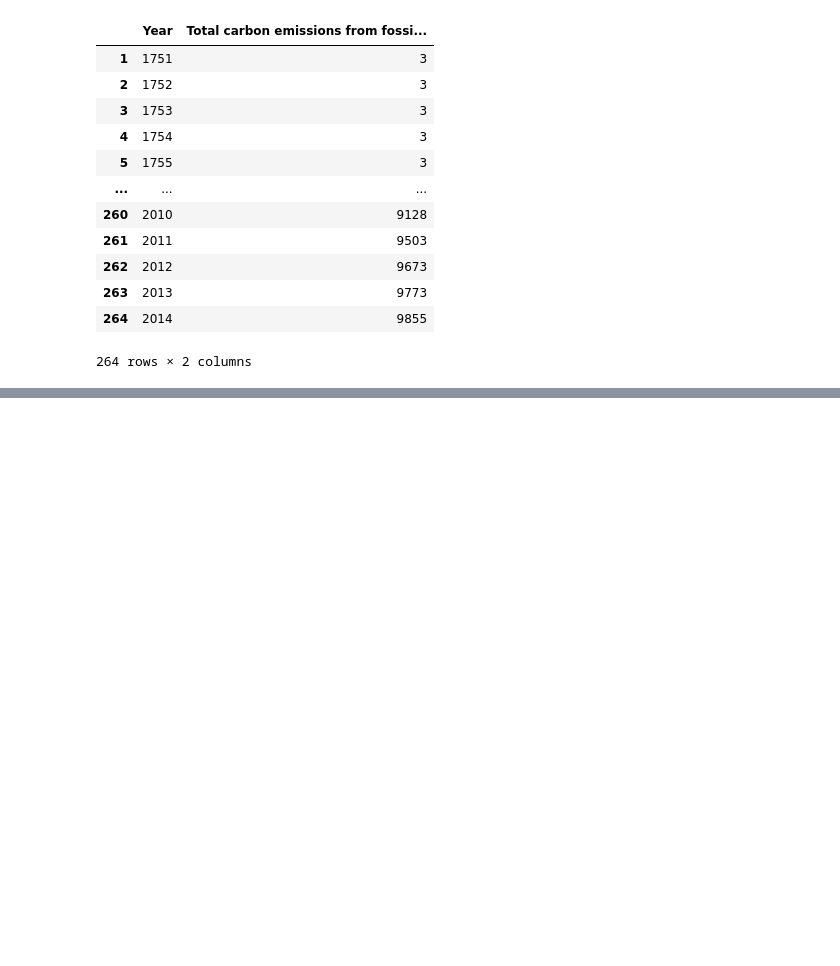
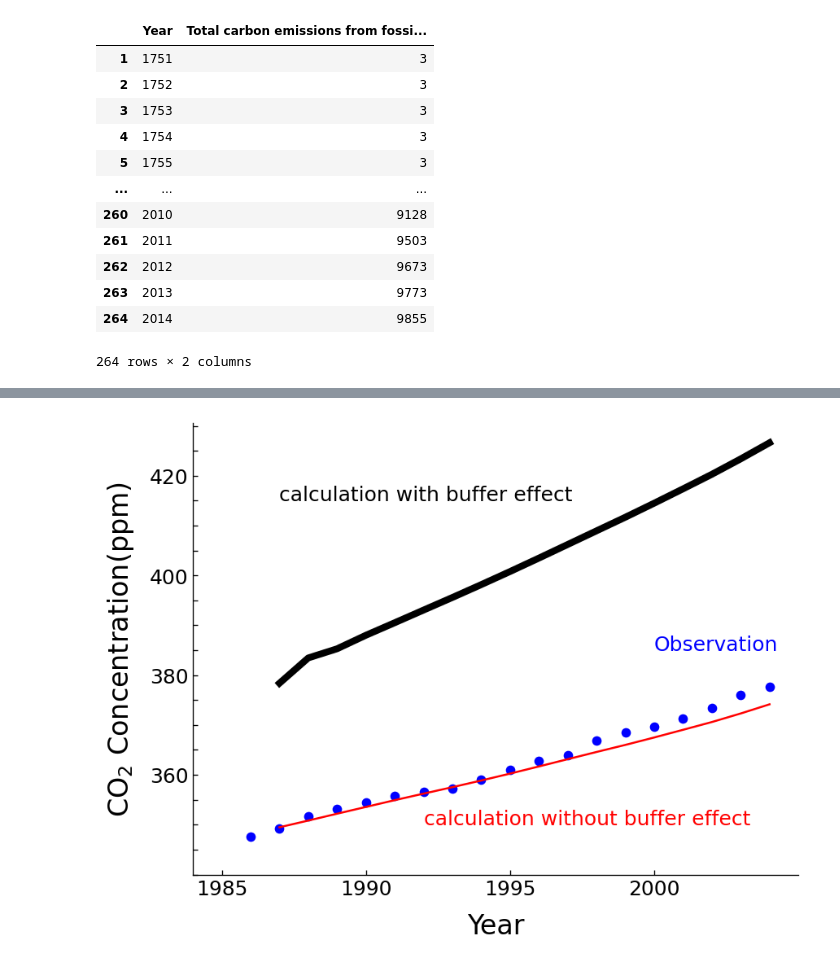
Before and after one commit to rico12312/ESE5023_Assignments_12332293, a Jupyter notebook: PS/PS5/PS5.ipynb, the cells around one changed output, grey strips where cells are left out. Saved outputs shown, nothing was run; the diff lists cells and outputs as text; code cells hidden in the pictures; blank space fills up the shorter version.

```diff
--- a/PS/PS5/PS5.ipynb
+++ b/PS/PS5/PS5.ipynb
@@ -153,0 +232,20 @@ data
+# %%
+# start iteration
+for year in range(1986,2005):
+    # calculate the buffer factor
+    ksi = 3.69 + 1.86*10**(-2)*data['CO2 level in ppm(buff)'][year-1986] - 1.8*10**(-6)*data['CO2 level in ppm(buff)'][year-1986]**2
+    # calculate the change of CO2 in sea and atmosphere
+    dN1 = -k12*N1 + k21*(N20 + ksi*(N2 - N20)) + gamma[year-1986]
+    dN2 = k12*N1 - k21*(N20 + ksi*(N2 - N20))
+    # update the CO2 in sea and atmosphere
+    N1 += dN1
+    N2 += dN2
+    # update the CO2 level in ppm
+    if year!=1986:
+        data['CO2 level in ppm(buff)'][year-1986] = N1*10**21/12/n0
+
+# initialize value again to avoid the error by repeating the iteration
+N1, N2 = 740, 900
+
+# check data
+data
@@ -153,0 +274,32 @@ data
+# %%
+# 1.3
+# plot the line and scatter
+# creat a figure
+plt.figure(figsize=(8,6),dpi=120)
+plt.plot(data['Year'],data['observation'],linewidth=0,marker='o',markersize=6,color='blue')
+plt.plot(data['Year'][1:],data['CO2 level in ppm(buff)'][1:],linewidth=5,color='black')
+plt.plot(data['Year'][1:],data['CO2 level in ppm(no buff)'][1:],color='red')
+
+# set the labels
+plt.xlabel('Year',fontsize=20,labelpad=10)
+plt.ylabel('CO$_2$ Concentration(ppm)',fontsize=20,labelpad=10)
+
+# set the ticks
+plt.xticks(np.arange(1985,2005,5),fontsize=15)
+tick = np.arange(340, 431, 5)
+tick_labels = [t if t in [360, 380, 400,420] else '' for t in tick]
+plt.yticks(tick, tick_labels, fontsize=15)
+plt.xlim([1984,2005])
+plt.tick_params(axis='both', bottom=True, top=False,direction='in', which='major')
+
+
+# set the text
+plt.text(2000, 385, 'Observation', fontsize=15, color='blue')
+plt.text(1987, 415, 'calculation with buffer effect', fontsize=15, color='black')
+plt.text(1992, 350, 'calculation without buffer effect', fontsize=15, color='red')
+
+# hide the right and top spines
+plt.gca().spines['top'].set_visible(False)
+plt.gca().spines['right'].set_visible(False)
+# %% [output]
+[figure, added]
```
Also changed, not shown: parts of 31 cells of this notebook, 4 other files.
